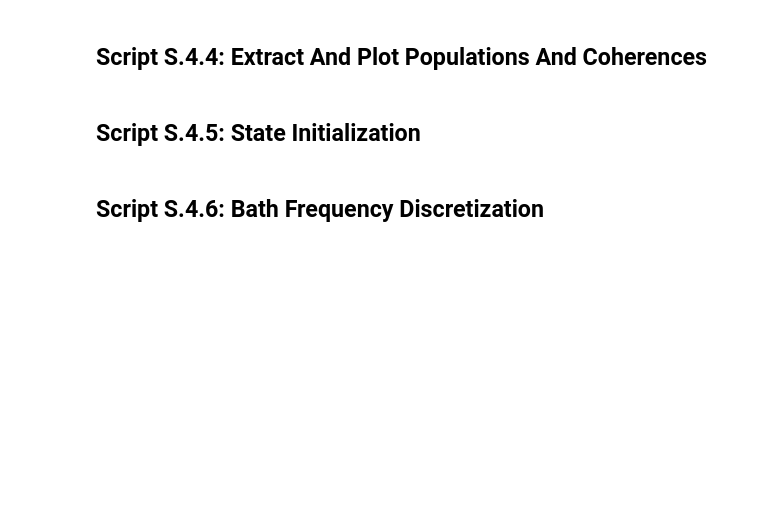
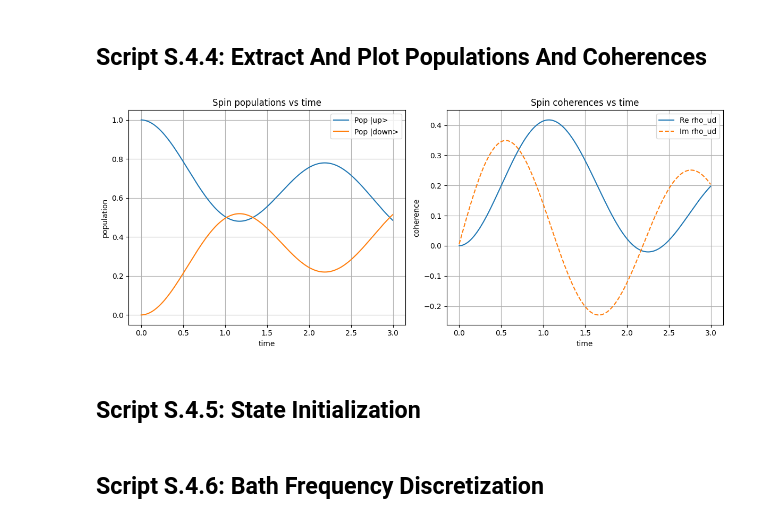
Before and after one commit to batistagroup/qflux, a Jupyter notebook: demos/manuscript/SI_I.ipynb, the cells around one changed output. Cells and saved outputs as stored; diff of their text form; code cells hidden in the pictures; blank space fills up the shorter version.

```diff
--- a/demos/manuscript/SI_I.ipynb
+++ b/demos/manuscript/SI_I.ipynb
@@ -478,30 +527,34 @@ import matplotlib.pyplot as plt
 # %%
 # RDO_arr: shape (TIME_STEPS, 4) for a 2-level system
 pop_up   = RDO_arr[:, 0].real
 pop_down = RDO_arr[:, 3].real
 coh_ud   = RDO_arr[:, 1]  # complex
 
+fig, (ax1, ax2) = plt.subplots(1, 2, figsize=(12, 5))
+
 # ---- population plot ----
-plt.figure()
-plt.plot(t, pop_up,   label="Pop |up>")
-plt.plot(t, pop_down, label="Pop |down>")
-plt.xlabel("time")
-plt.ylabel("population")
-plt.legend()
-plt.title("Spin populations vs time")
-plt.grid(True)
-plt.show()
+ax1.plot(t, pop_up,   label="Pop |up>")
+ax1.plot(t, pop_down, label="Pop |down>")
+ax1.set_xlabel("time")
+ax1.set_ylabel("population")
+ax1.legend()
+ax1.set_title("Spin populations vs time")
+ax1.grid(True)
 
 # ---- coherence plot ----
-plt.figure()
-plt.plot(t, coh_ud.real, label="Re rho_ud")
-plt.plot(t, coh_ud.imag, label="Im rho_ud", linestyle="--")
-plt.xlabel("time")
-plt.ylabel("coherence")
-plt.legend()
-plt.title("Spin coherences vs time")
-plt.grid(True)
+ax2.plot(t, coh_ud.real, label="Re rho_ud")
+ax2.plot(t, coh_ud.imag, label="Im rho_ud", linestyle="--")
+ax2.set_xlabel("time")
+ax2.set_ylabel("coherence")
+ax2.legend()
+ax2.set_title("Spin coherences vs time")
+ax2.grid(True)
+
+fig.tight_layout()
+plt.savefig('qflux_I_figure_5.tiff', dpi=300, format='tiff')
 plt.show()
+# %% [output]
+[figure, added]
 # %% [markdown]
 ## Script S.4.5: State Initialization <a name="ScriptSpt4pt5"></a>
 # %%
```
Also changed, not shown: parts of 5 cells of this notebook, 1 other file.
